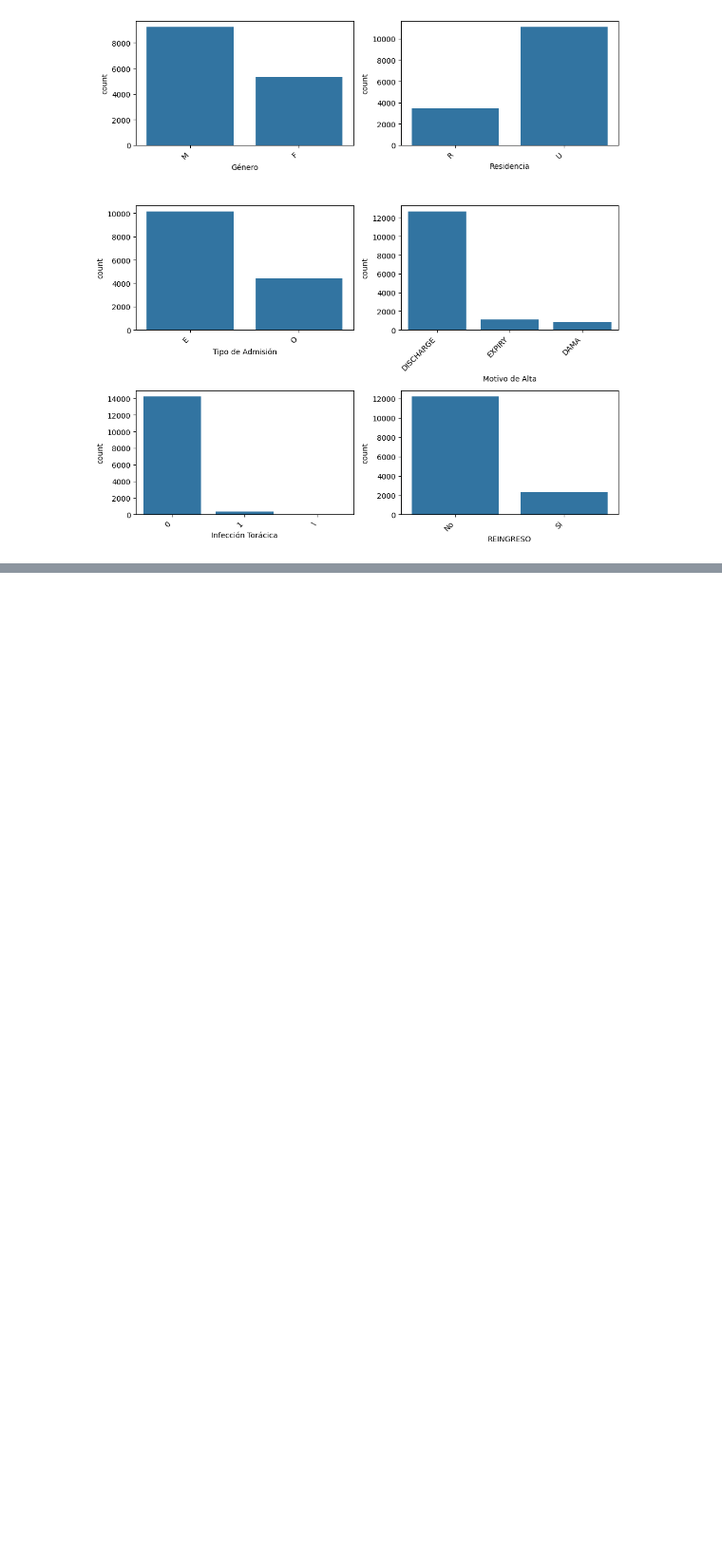
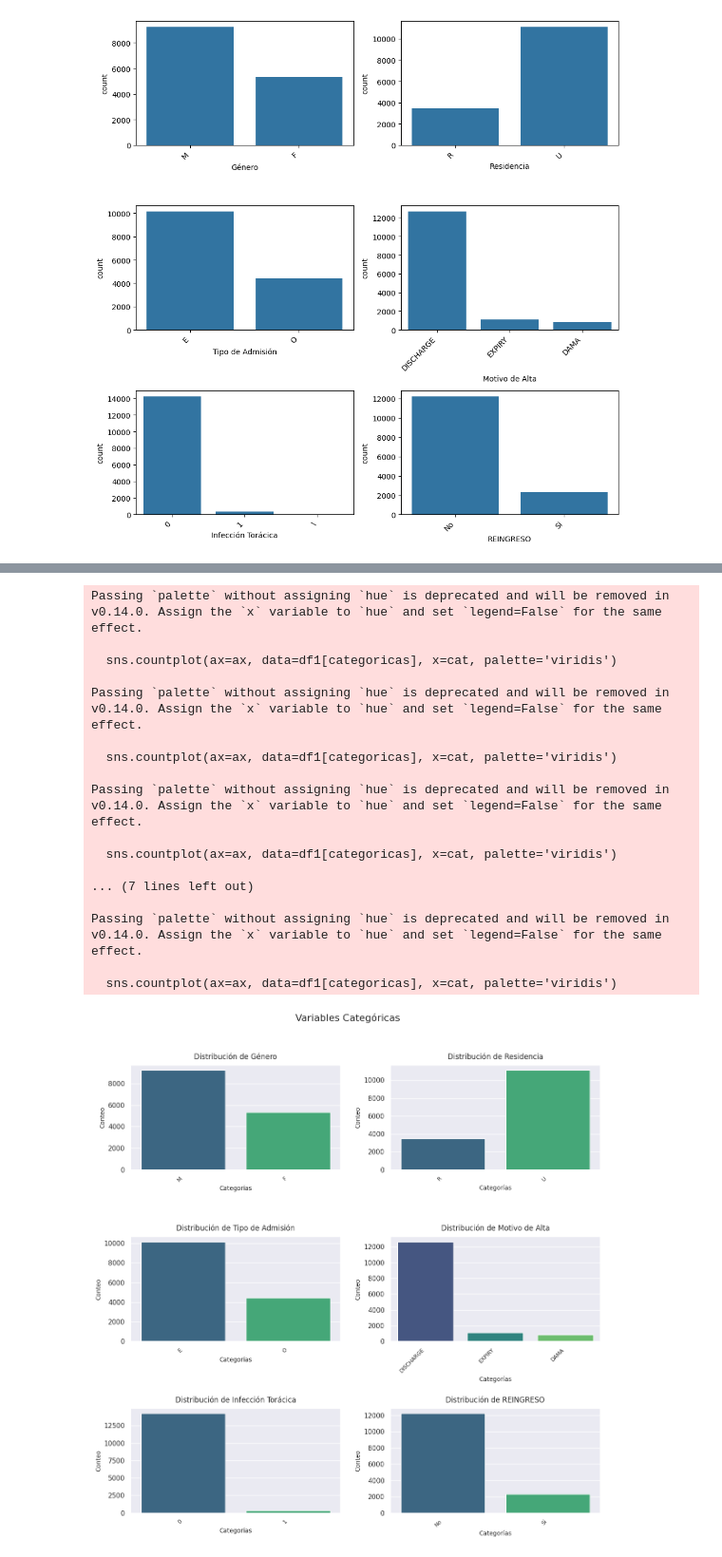
Before and after one commit to Estefaniagz/Proyecto_nocountry, a Jupyter notebook: explore.ipynb, the cells around one changed output, grey strips where cells are left out. Shown at 95% size. Saved outputs shown, nothing was run; the diff lists cells and outputs as text; code cells hidden in the pictures; blank space fills up the shorter version.

```diff
--- a/explore.ipynb
+++ b/explore.ipynb
@@ -428,0 +457,47 @@ plt.show()
+# %%
+sns.set_theme(style="darkgrid")
+
+
+fig, axis = plt.subplots(3, 2, figsize=(12, 12))
+fig.suptitle('Variables Categóricas', fontsize=16, y=1.02)
+
+# Iterar sobre las variables categóricas seleccionadas
+for i, cat in enumerate(categoricas_seleccionadas):
+    row, col = i // 2, i % 2
+    ax = axis[row, col]
+
+    #Gráfico de conteo
+    sns.countplot(ax=ax, data=df1[categoricas], x=cat, palette='viridis')
+
+    #Etiquetas
+    ax.set_title(f'Distribución de {cat}', fontsize=12, pad=10)
+    ax.set_xlabel('Categorías', fontsize=10)
+    ax.set_ylabel('Conteo', fontsize=10)
+
+    #Etiquetas del eje x
+    plt.setp(ax.get_xticklabels(), rotation=45, ha='right', fontsize=9)
+
+# Espacios entre subgráficos
+plt.tight_layout(h_pad=2, w_pad=2)
+plt.subplots_adjust(top=0.92)
+
+plt.show()
+# %% [output]
+Passing `palette` without assigning `hue` is deprecated and will be removed in v0.14.0. Assign the `x` variable to `hue` and set `legend=False` for the same effect.
+
+  sns.countplot(ax=ax, data=df1[categoricas], x=cat, palette='viridis')
+
+Passing `palette` without assigning `hue` is deprecated and will be removed in v0.14.0. Assign the `x` variable to `hue` and set `legend=False` for the same effect.
+
+  sns.countplot(ax=ax, data=df1[categoricas], x=cat, palette='viridis')
+
+Passing `palette` without assigning `hue` is deprecated and will be removed in v0.14.0. Assign the `x` variable to `hue` and set `legend=False` for the same effect.
+
+  sns.countplot(ax=ax, data=df1[categoricas], x=cat, palette='viridis')
+
+... (7 lines left out)
+
+Passing `palette` without assigning `hue` is deprecated and will be removed in v0.14.0. Assign the `x` variable to `hue` and set `legend=False` for the same effect.
+
+  sns.countplot(ax=ax, data=df1[categoricas], x=cat, palette='viridis')
+[figure, added]
```
Also changed, not shown: parts of 18 cells of this notebook.
